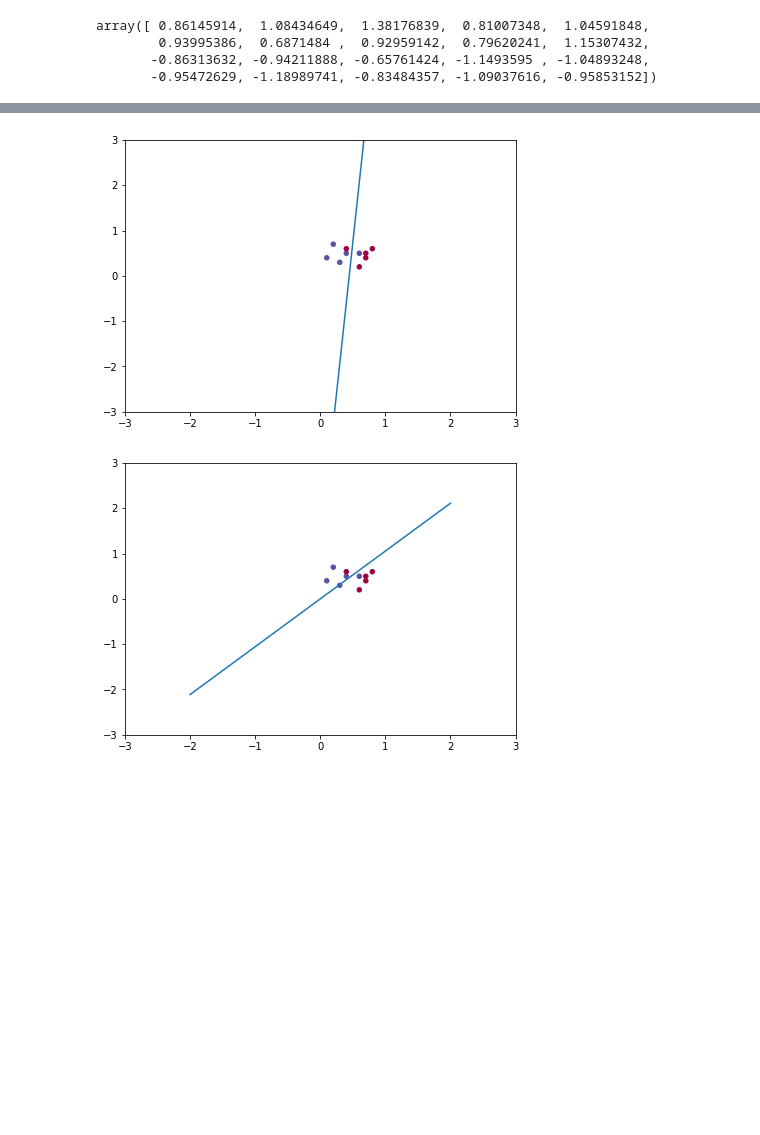
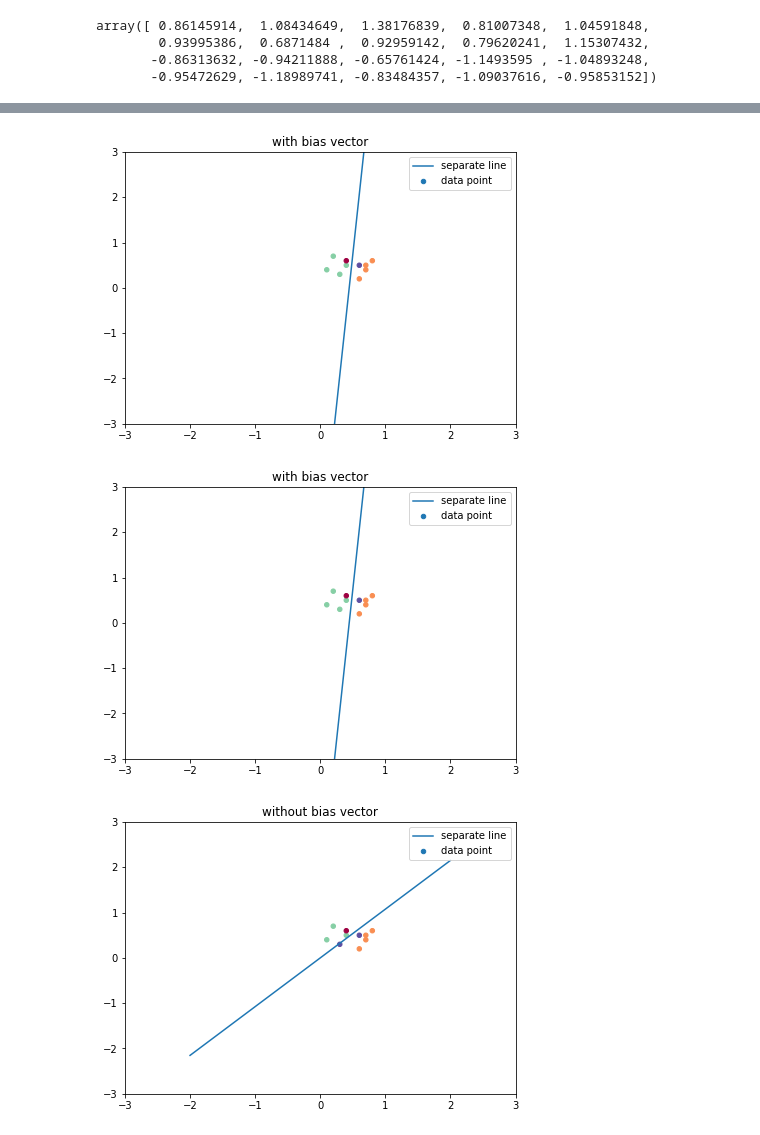
Before and after one commit to easilylazy/pattern-recognition, a Jupyter notebook: linear/linear_regression.ipynb, the cells around one changed output, grey strips where cells are left out. Saved outputs shown, nothing was run; the diff lists cells and outputs as text; code cells hidden in the pictures; blank space fills up the shorter version.

Commit message:
add labelError

```diff
--- a/linear/linear_regression.ipynb
+++ b/linear/linear_regression.ipynb
@@ -275,5 +270,9 @@ class Point():
 # %%
-def live_plot(X,y,W,bias,lims=(9,9),clear=True):
+class Point():
+    def __init__(self,x,y):
+        self.x=x
+        self.y=y
+def live_plot(X,y,W,bias,lims=(9,9),clear=True,title=""):
     '''
     清空输出框并绘制二维分类图像
     Args:
@@ -294,22 +293,23 @@ def live_plot(X,y,W,bias,lims=(9,9),clear=True):
             k=-W[1]/W[2]
             b=-W[0]/W[2]
         except Exception as e:
-            print('错误类型是',e.__class__.__name__)
-            print('错误明细是',e)
+            traceback.print_exc()
     else:
         try:
             W=W.reshape(2)
             k=-W[0]/W[1]
             b=0
         except Exception as e:
-            print('错误类型是',e.__class__.__name__)
-            print('错误明细是',e)
+            traceback.print_exc()
     P1=Point(scale,k*scale+b)
     P2=Point(-scale,-k*scale+b)
     plt.scatter(X[:,0],X[:,1],c=y.transpose(),marker = 'o', s=20, cmap = plt.cm.Spectral)
     plt.plot([P1.x,P2.x],[P1.y,P2.y],'-')
     plt.xlim((-lims[0], lims[0]))
     plt.ylim((-lims[1], lims[1]))
+    plt.title(title)
+
+    plt.legend(["separate line","data point"])
     # plt.title(str(wTr))
     # plt.grid(True)
     # plt.xlabel('error'+str(error))
@@ -318,14 +323,26 @@ def live_plot(X,y,W,bias,lims=(9,9),clear=True):
+# %%
+def labelError(w,X,y):
+    res=np.dot(X,w)
+    err=np.multiply(res,y)
+    y[np.where((err<0)&(y==-1))]=-2
+    y[np.where((err<0)&(y==1))]=2
+    return y
 # %%
 X,Y=loadData()
-W=SSerr2(addBias(X),Y)
-
-live_plot(X,Y,W,lims=(3,3),bias=True,clear=True)
+Xb=addBias(X)
+W=SSerr2(Xb,Y)
+labelError(W,Xb,Y)
+live_plot(X,Y,W,lims=(3,3),bias=True,clear=True,title="with bias vector")
 # %% [output]
-[figure, old version]
+[figure, new version]
 # %%
 X,Y=loadData()
+W=SSerr2(addBias(X),Y)
+labelError(W,Xb,Y)
+live_plot(X,Y,W,lims=(3,3),bias=True,clear=True,title="with bias vector")
 W=SSerr2((X),Y)
-
-live_plot(X,Y,W,lims=(3,3),bias=False,clear=True)
+labelError(W,X,Y)
+live_plot(X,Y,W,lims=(3,3),bias=False,clear=False,title="without bias vector")
 # %% [output]
-[figure, old version]
+[figure, new version]
+[figure, added]
```
Also changed, not shown: parts of 5 cells of this notebook.
